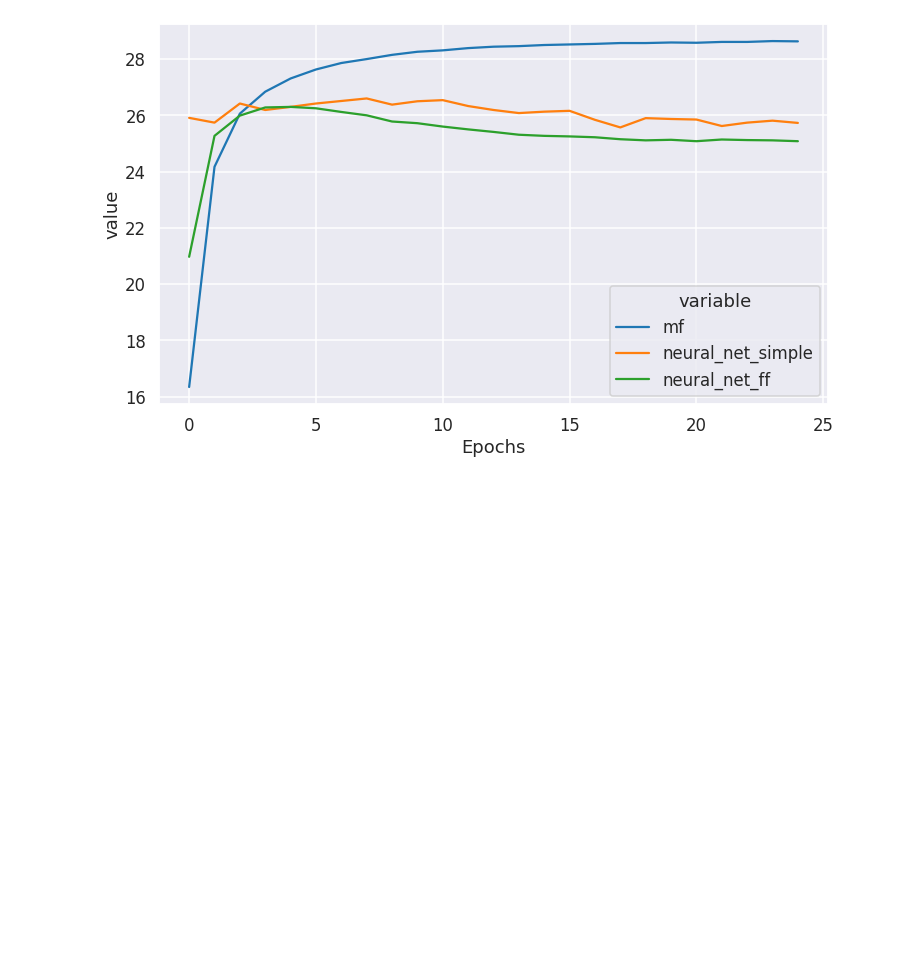
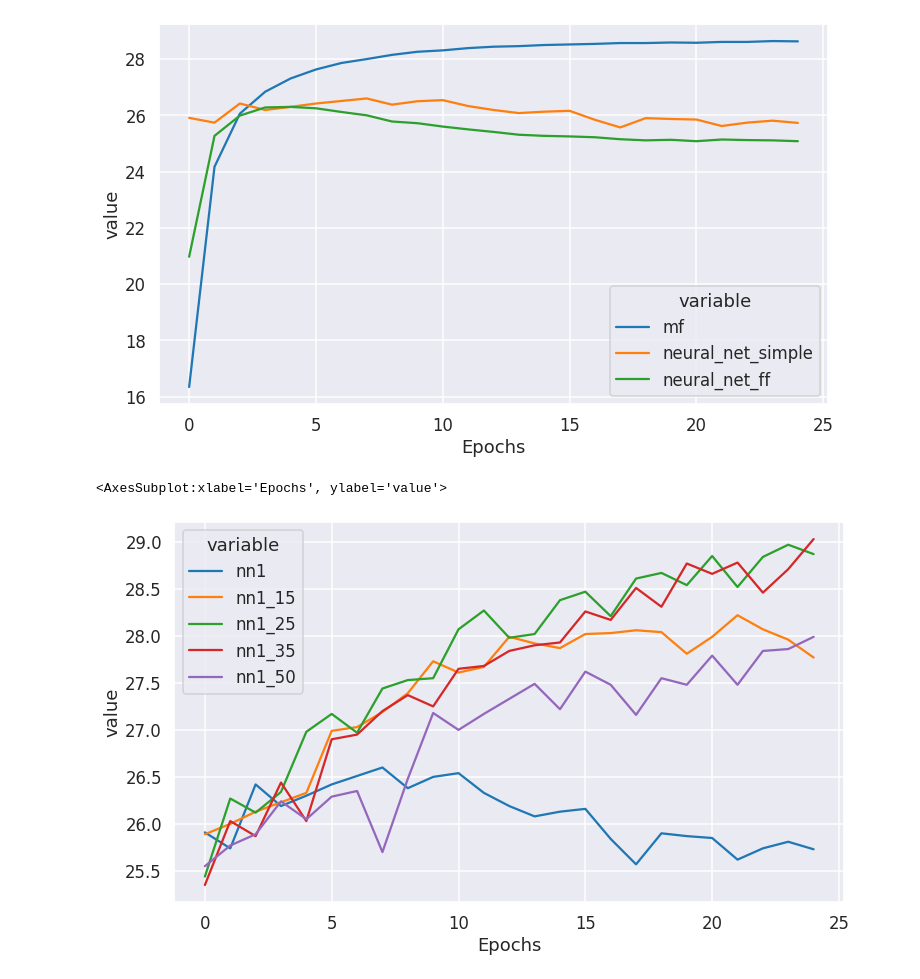
Before and after one commit to hardikp/movielens, a Jupyter notebook: logs/plot_datapoints.ipynb, the cells around one changed output. Drawn from its saved outputs; the diff is of its cells as text; code cells hidden in the pictures; blank space fills up the shorter version.

Commit message:
Add neural net model with additional data along with updated notebook for data analysis

```diff
--- a/logs/plot_datapoints.ipynb
+++ b/logs/plot_datapoints.ipynb
@@ -30,19 +31,6 @@ def get_data(filename):
         data.append(epoch_data)
     return command, data
 # %%
-factorization_25_1024_1e3_16  = 'training_log_20220822_071024.txt'
-factorization_25_1024_1e3_32  = 'training_log_20220822_202354.txt'
-factorization_25_1024_1e3_64  = 'training_log_20220822_202447.txt'
-factorization_25_1024_1e3_128 = 'training_log_20220822_202658.txt'
-factorization_25_512_1e3_16   = 'training_log_20220823_095749.txt'
-factorization_25_2048_1e3_16  = 'training_log_20220823_095800.txt'
-factorization_25_1024_1e2_16  = 'training_log_20220823_095925.txt'
-factorization_25_1024_1e4_16  = 'training_log_20220823_095938.txt'
-
-neural_net_simple_25_512_1e3_128 = 'training_log_20220828_164104.txt'
-
-neural_net_ff_25_512_1e3_128 = 'training_log_20220828_164935.txt'
-
 files = {
     'factorization_25_1024_1e3_16': 'training_log_20220822_071024.txt',
     'factorization_25_1024_1e3_32': 'training_log_20220822_202354.txt',
@@ -54,6 +42,10 @@ files = {
     'factorization_25_1024_1e4_16': 'training_log_20220823_095938.txt',
 
     'nn_simple_25_512_1e3_128': 'training_log_20220828_164104.txt',
+    'nn_simple_25_512_1e3_128_15': 'training_log_20220916_105453.txt',
+    'nn_simple_25_512_1e3_128_25': 'training_log_20220915_212710.txt',
+    'nn_simple_25_512_1e3_128_35': 'training_log_20220916_105458.txt',
+    'nn_simple_25_512_1e3_128_50': 'training_log_20220915_212809.txt',
 
     'nn_ff_25_512_1e3_128': 'training_log_20220828_164935.txt',
 }
@@ -177,3 +169,33 @@ sns.lineplot(x='Epochs', y='value', hue='variable',
 # %% [output]
 <AxesSubplot:xlabel='Epochs', ylabel='value'>
 [figure]
+# %%
+_, data_nn1 = get_data(files['nn_simple_25_512_1e3_128'])
+_, data_nn1_15 = get_data(files['nn_simple_25_512_1e3_128_15'])
+_, data_nn1_25 = get_data(files['nn_simple_25_512_1e3_128_25'])
+_, data_nn1_35 = get_data(files['nn_simple_25_512_1e3_128_35'])
+_, data_nn1_50 = get_data(files['nn_simple_25_512_1e3_128_50'])
+epochs = [d.epoch for d in data16][0:]
+test_accuracy_nn1 = [d.test_accuracy for d in data_nn1][0:]
+test_accuracy_nn1_15 = [d.test_accuracy for d in data_nn1_15][0:]
+test_accuracy_nn1_25 = [d.test_accuracy for d in data_nn1_25][0:]
+test_accuracy_nn1_35 = [d.test_accuracy for d in data_nn1_35][0:]
+test_accuracy_nn1_50 = [d.test_accuracy for d in data_nn1_50][0:]
+
+width = 12
+length = 7
+fig, axs = plt.subplots(1, 1, figsize=(width, length))
+
+data_preproc = pd.DataFrame({
+    'Epochs': epochs,
+    'nn1': test_accuracy_nn1,
+    'nn1_15': test_accuracy_nn1_15,
+    'nn1_25': test_accuracy_nn1_25,
+    'nn1_35': test_accuracy_nn1_35,
+    'nn1_50': test_accuracy_nn1_50})
+
+sns.lineplot(x='Epochs', y='value', hue='variable',
+             data=pd.melt(data_preproc, ['Epochs']))
+# %% [output]
+<AxesSubplot:xlabel='Epochs', ylabel='value'>
+[figure, added]
```
Also changed, not shown: parts of 1 cell of this notebook, 1 other file.
